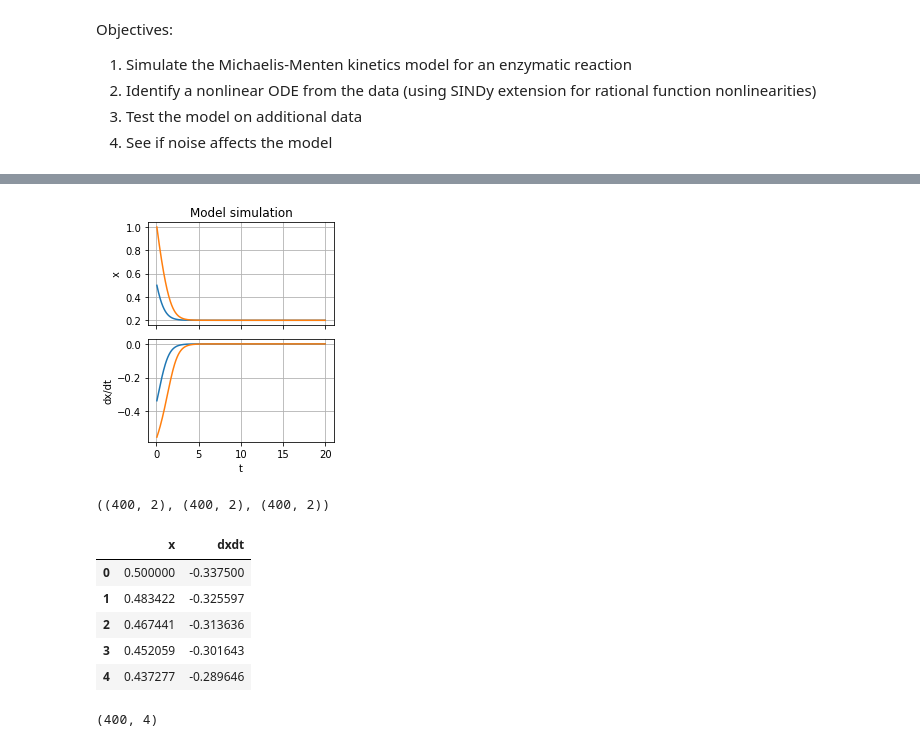
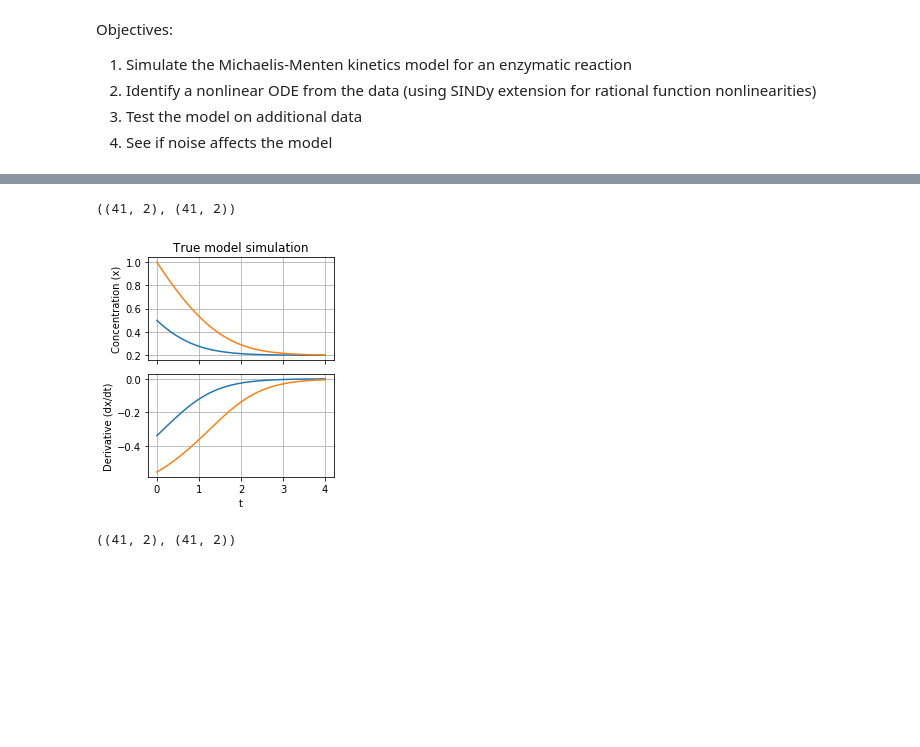
Before and after one commit to billtubbs/mech-575, a Jupyter notebook: code/python/Chapter-7-data-driven-SINDy-enzymatic-reaction.ipynb, the cells around one changed output, grey strips where cells are left out. Saved outputs shown, nothing was run; the diff lists cells and outputs as text; code cells hidden in the pictures; blank space fills up the shorter version.

```diff
--- a/code/python/Chapter-7-data-driven-SINDy-enzymatic-reaction.ipynb
+++ b/code/python/Chapter-7-data-driven-SINDy-enzymatic-reaction.ipynb
@@ -32,55 +37,70 @@ plot_dir = '../../plots'
 # Size of system
 n = 1
 
+# Rate constants
+v_max = 1.5  # maximum reaction rate
+k_m = 0.3    # half max reaction rate
+j_in = 0.6   # influx of substrate
+
 # Simulation settings
-dt = 0.1
-T = 4
-t = np.arange(dt, T + dt, dt)
-T = len(t)
+measures = 2  # number of initial conditions
+dt = 0.1     # time step
+T = 4        # Duration
+tspan = np.arange(0, T + dt, dt)  # time vector
+N = len(tspan)
 
 # Initial conditions
 x0 = (0.5, 1)
 
 # Simulate using scipy.integrate.odeint method
 # Produces same results as Matlab
-fun = enzyme.mmkinetics
-rtol = 10e-12
-atol = 10e-12 * np.ones_like(x0)
-x_data = odeint(fun, x0, t, tfirst=True, rtol=rtol, atol=atol)
-assert x_data.shape == (T, 2)
+fun = partial(enzyme.mmkinetics, v_max=v_max, k_m=k_m, j_in=j_in)
+rtol = 1e-7
+atol = 1e-7 * np.ones_like(x0)
+x_data = odeint(fun, x0, tspan, tfirst=True, rtol=rtol, atol=atol)
+assert x_data.shape == (N, measures)
 
 # Calculate derivatives
-dxdt_data = fun(t, x_data)
-assert dxdt_data.shape == (T, 2)
+dxdt_data = fun(tspan, x_data)
+assert dxdt_data.shape == (N, measures)
+
+x_data.shape, dxdt_data.shape
+# %% [output]
+((41, 2), (41, 2))
 # %%
 fig, axes = plt.subplots(2, 1, sharex=True,
                          figsize=(3.5, 4))
 
 ax = axes[0]
-ax.plot(t, x_data)
-ax.set_ylabel('x')
-ax.set_title('Model simulation')
+ax.plot(tspan, x_data)
+ax.set_ylabel('Concentration (x)')
+ax.set_title('True model simulation')
 ax.grid()
 
 ax = axes[1]
-ax.plot(t, dxdt_data)
+ax.plot(tspan, dxdt_data)
 ax.set_xlabel('t')
-ax.set_ylabel('dx/dt')
+ax.set_ylabel('Derivative (dx/dt)')
 ax.grid()
 
-filepath = os.path.join(plot_dir, 'mm-kinetics-plot.pdf')
+filepath = os.path.join(plot_dir, 'mm-kinetics-x-plot.pdf')
 plt.tight_layout()
 plt.savefig(filepath)
 plt.show()
 # %% [output]
-[figure, old version]
+[figure, new version]
 # %%
 # Add noise & calculate derivative
-eps = 1e-4  # noise magnitude
+rng = np.random.RandomState(seed=1)
 
-# Normally distributed measuement error
-xn_data = x_data + eps * np.random.randn(*x_data.shape)
+eps = 1e-4  # noise magnitude for x data
+eps_dt = 0   # noise magnitude for dx/dt data
+
+# Normally distributed measurement error
+x_data_noisy = x_data + eps * rng.randn(*x_data.shape)
+
+dxdt_data_noisy = dxdt_data + eps_dt * rng.randn(*dxdt_data.shape)
+
+x_data_noisy.shape, dxdt_data_noisy.shape
+# %% [output]
+((41, 2), (41, 2))
-# %%
-x_data.shape, dxdt_data.shape, xn_data.shape
-# %% [output]
-((400, 2), (400, 2), (400, 2))
@@ -98,14 +106,0 @@ assert theta_1.shape == (T, 4)
-# %%
-pd.DataFrame({'x': x, 'dxdt': dxdt}).head()
-# %% [output]
-|  | x | dxdt |
-| 0 | 0.500000 | -0.337500 |
-| 1 | 0.483422 | -0.325597 |
-| 2 | 0.467441 | -0.313636 |
-| 3 | 0.452059 | -0.301643 |
-| 4 | 0.437277 | -0.289646 |
-# %%
-theta_2 = theta_1 * dxdt.reshape(-1, 1)
-theta_2.shape
-# %% [output]
-(400, 4)
```
Also changed, not shown: parts of 18 cells of this notebook, 3 other files.
